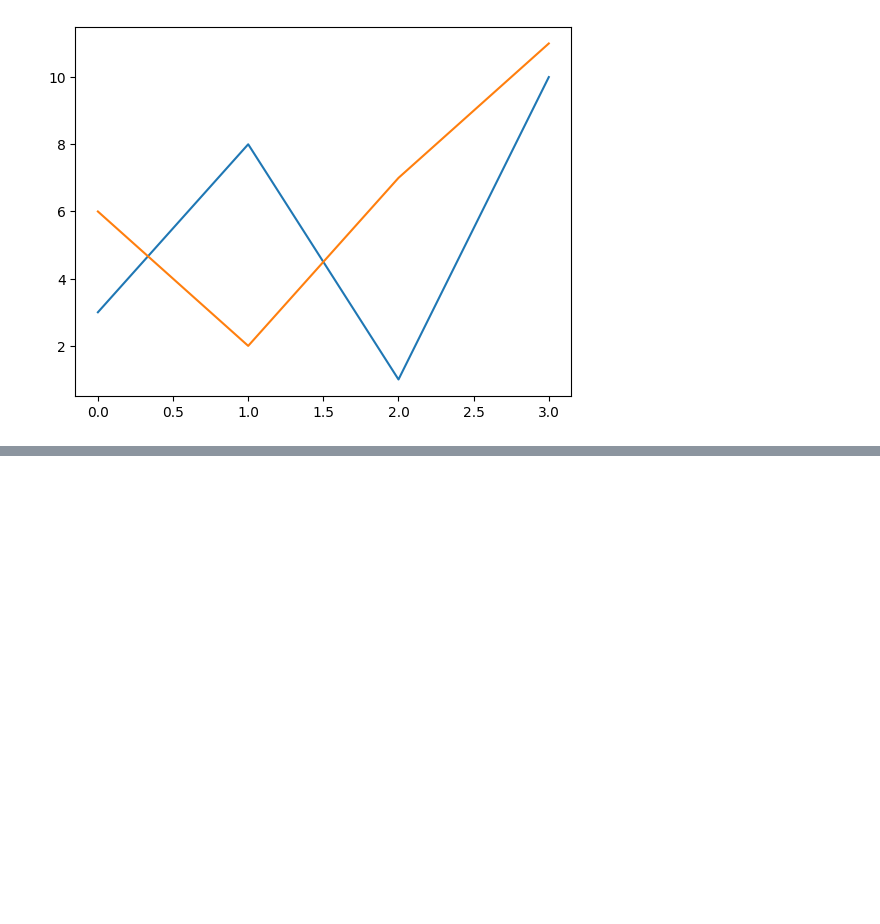
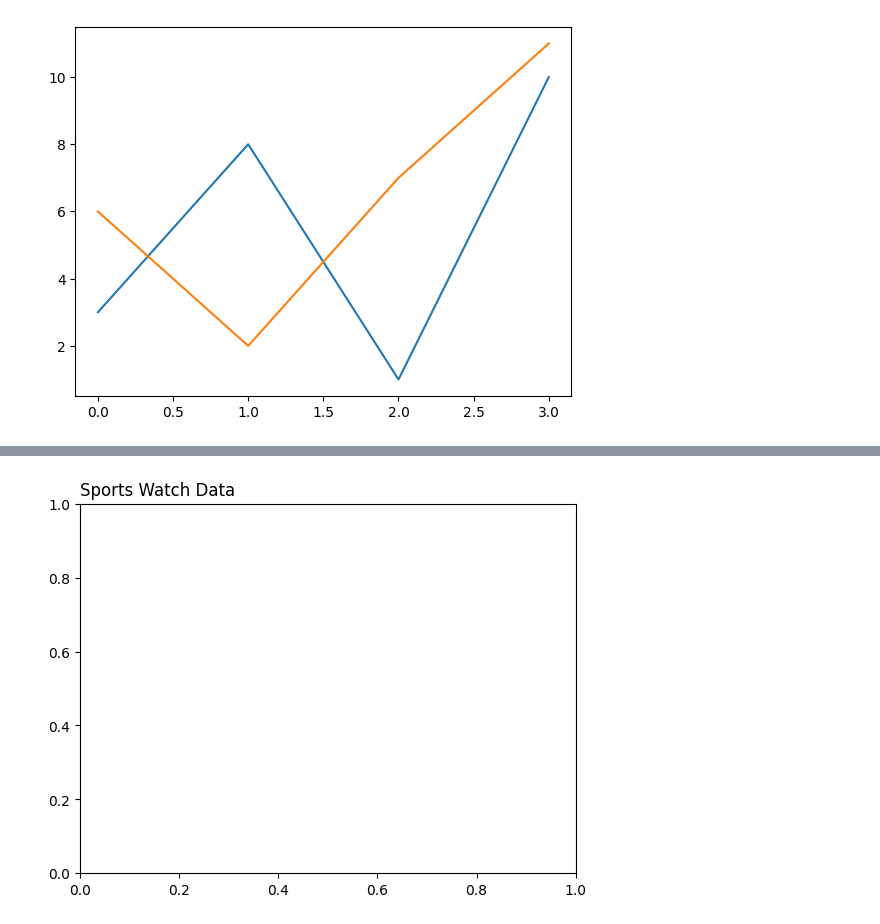
Before and after one commit to BimalGhimire38/Extra_Python_Stuffs, a Jupyter notebook: Matplotlib_Revision_from_w3shcools.ipynb, the cells around one changed output, grey strips where cells are left out. Cells and saved outputs as stored; diff of their text form; code cells hidden in the pictures; blank space fills up the shorter version.

```diff
--- a/Matplotlib_Revision_from_w3shcools.ipynb
+++ b/Matplotlib_Revision_from_w3shcools.ipynb
@@ -155,0 +230,6 @@ plt.plot(y2)
+# %%
+# Position the Title
+plt.title("Sports Watch Data", loc='left')
+plt.show()
+# %% [output]
+[figure, added]
```
Also changed, not shown: parts of 15 cells of this notebook.
